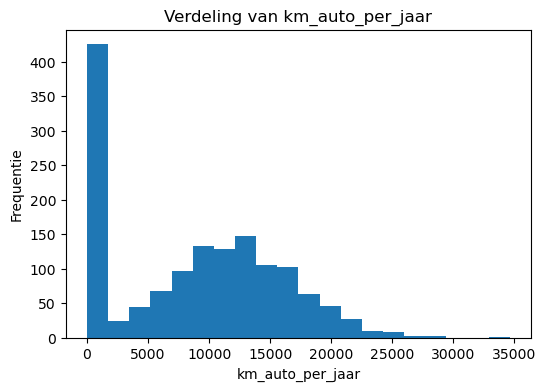
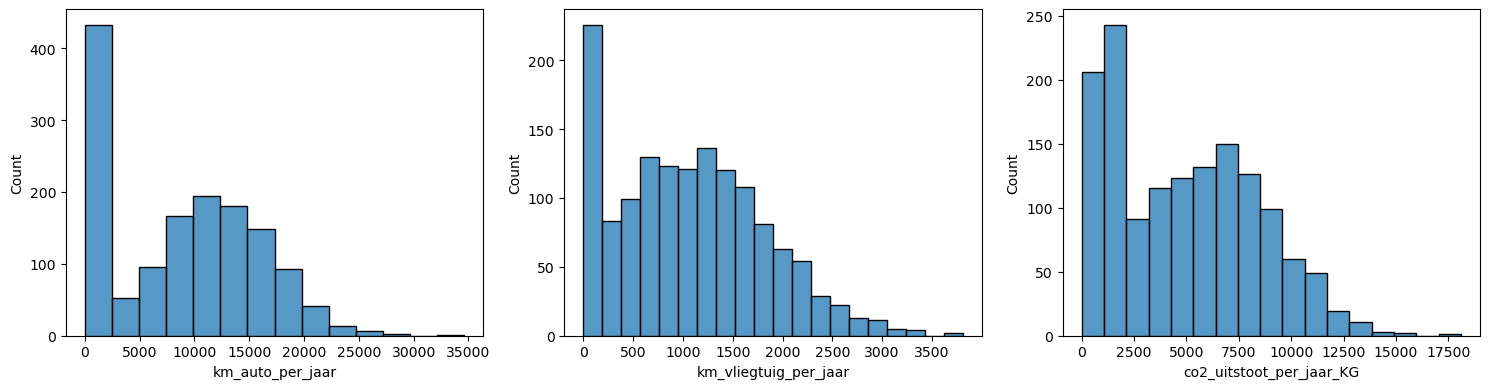
Unified diff of the notebook cell whose output changed from the first chart to the second:
--- before
+++ after
@@ -1,12 +1,8 @@
-var=[
-    'km_auto_per_jaar',
-    'km_vliegtuig_per_jaar',
-    'co2_uitstoot_per_jaar_KG']
+fig, axes = plt.subplots(1,3, figsize=(15,4))
 
-for kolom in var:
-    plt.figure(figsize=(6,4))
-    plt.hist(df[kolom], bins=20)
-    plt.title(f'Verdeling van {kolom}')
-    plt.xlabel(kolom)
-    plt.ylabel('Frequentie')
-    plt.show()
+sns.histplot(df['km_auto_per_jaar'], ax=axes[0])
+sns.histplot(df['km_vliegtuig_per_jaar'], ax=axes[1])
+sns.histplot(df['co2_uitstoot_per_jaar_KG'], ax=axes[2])
+
+plt.tight_layout()
+plt.show()

Commit: edit